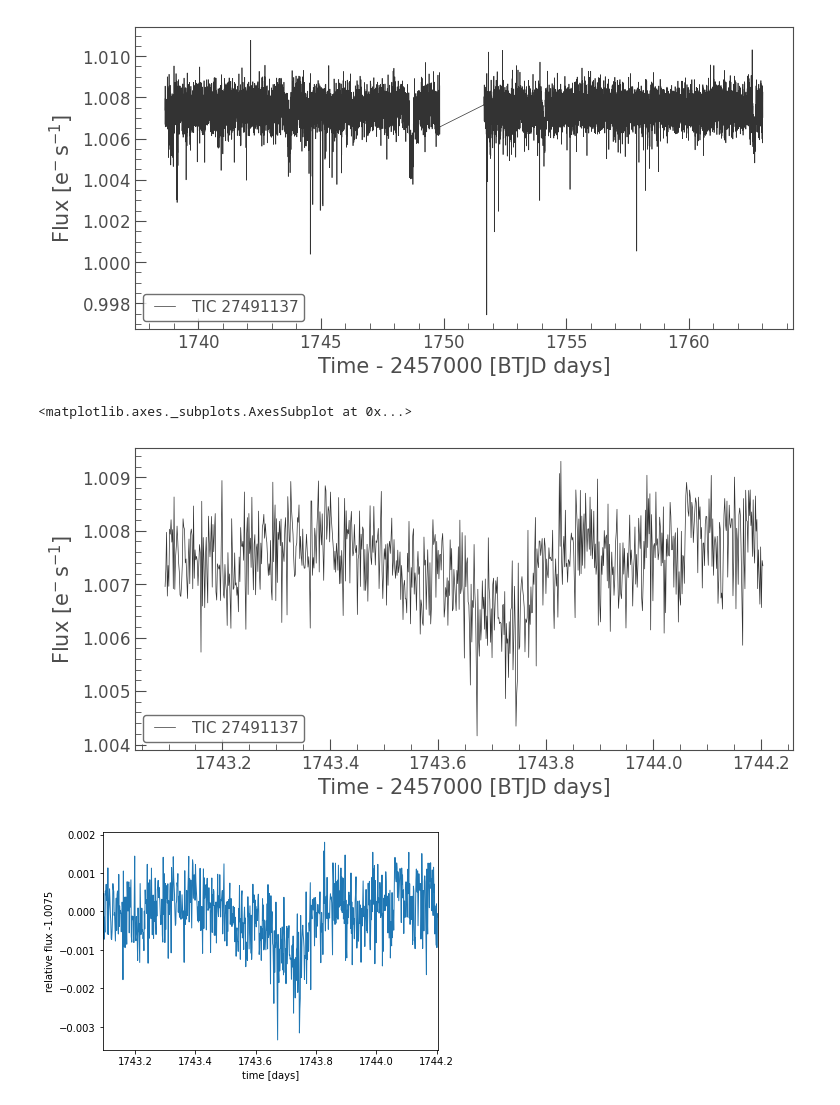
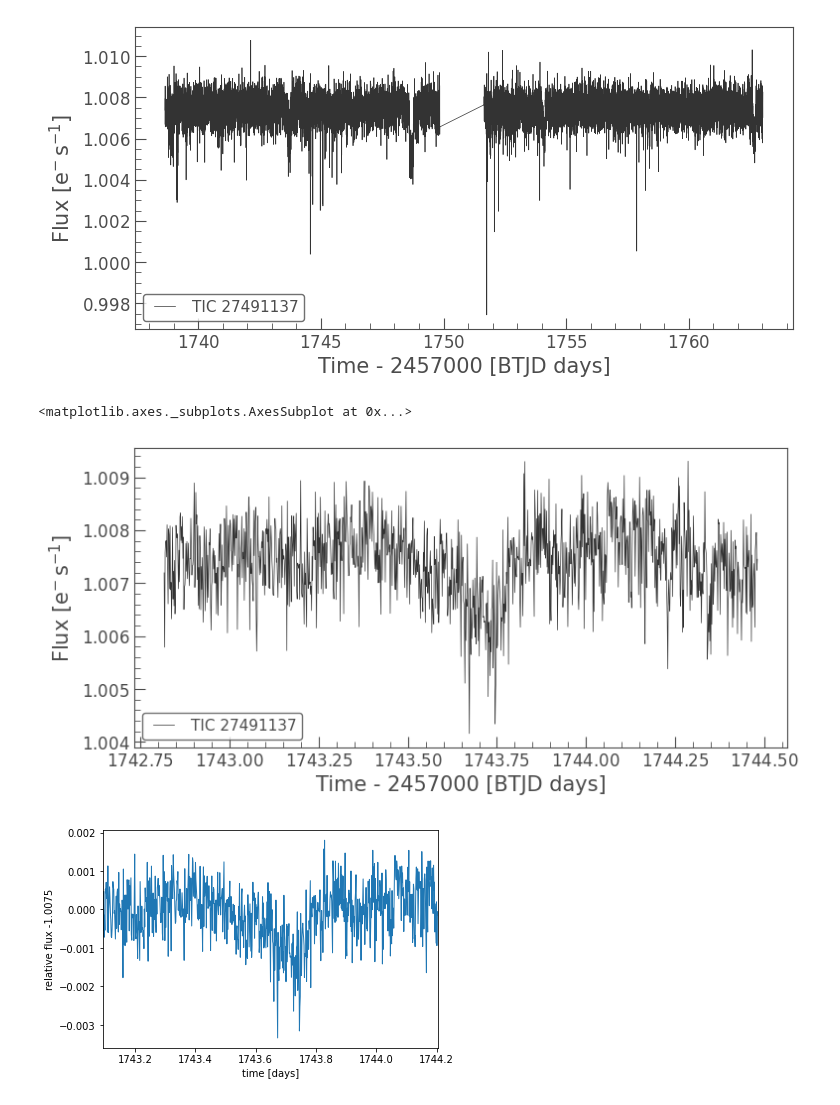
Before and after one commit to hughesymendes/TIC-27491137, a Jupyter notebook: dip1_model.ipynb, the cells around one changed output. Saved outputs shown, nothing was run; the diff lists cells and outputs as text; code cells hidden in the pictures.

```diff
--- a/dip1_model.ipynb
+++ b/dip1_model.ipynb
@@ -134,11 +134,11 @@ clean_lc.plot()
 <matplotlib.axes._subplots.AxesSubplot at 0x...>
 [figure]
 # %%
-dip1 = clean_lc[3200:4000]
+dip1 = clean_lc[3000:4200]
 dip1.plot()
 # %% [output]
 <matplotlib.axes._subplots.AxesSubplot at 0x...>
-[figure, old version]
+[figure, new version]
 # %%
 
 plt.plot(dip1.time, dip1.flux-1.0075, color="C0", lw=1)
```
Also changed, not shown: parts of 4 cells of this notebook.
